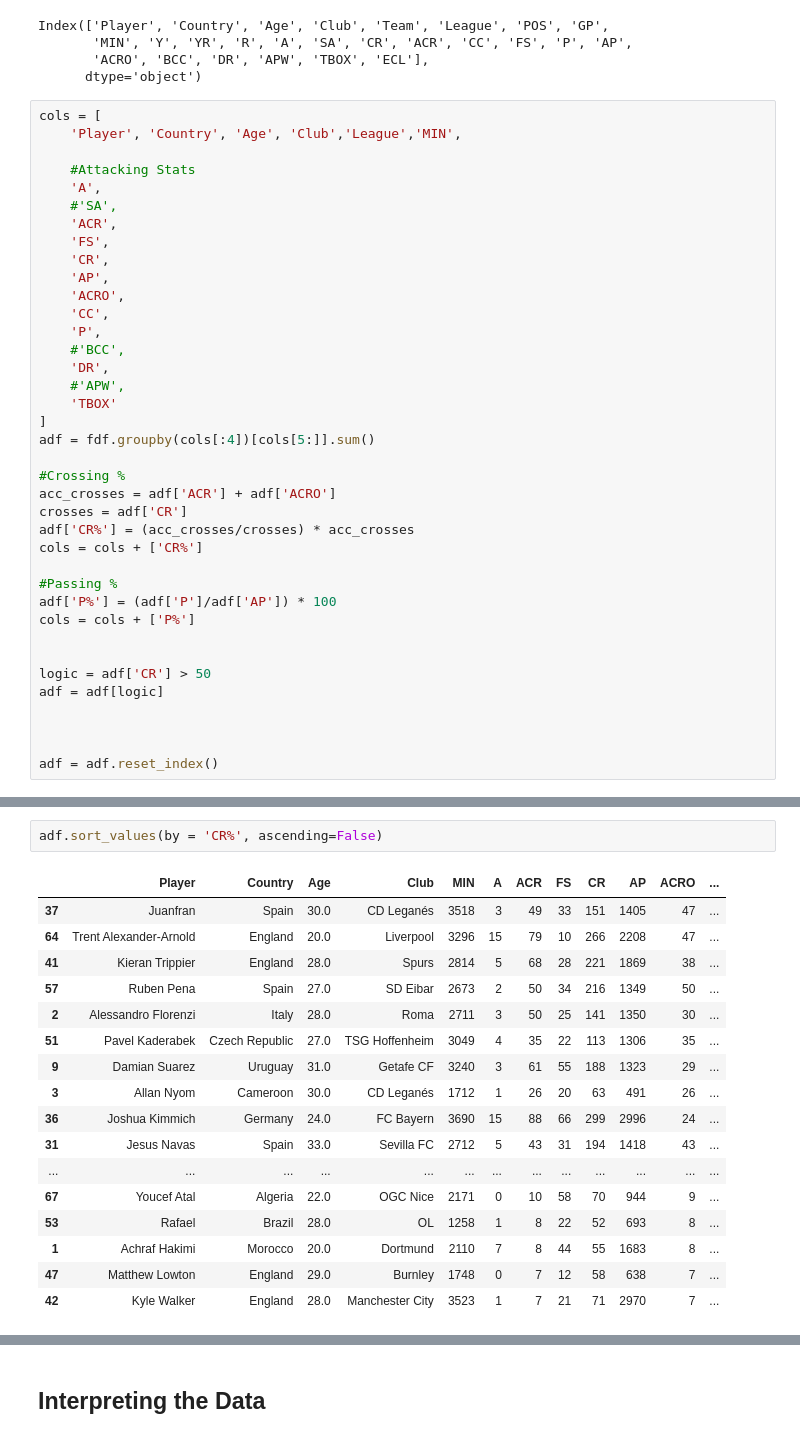
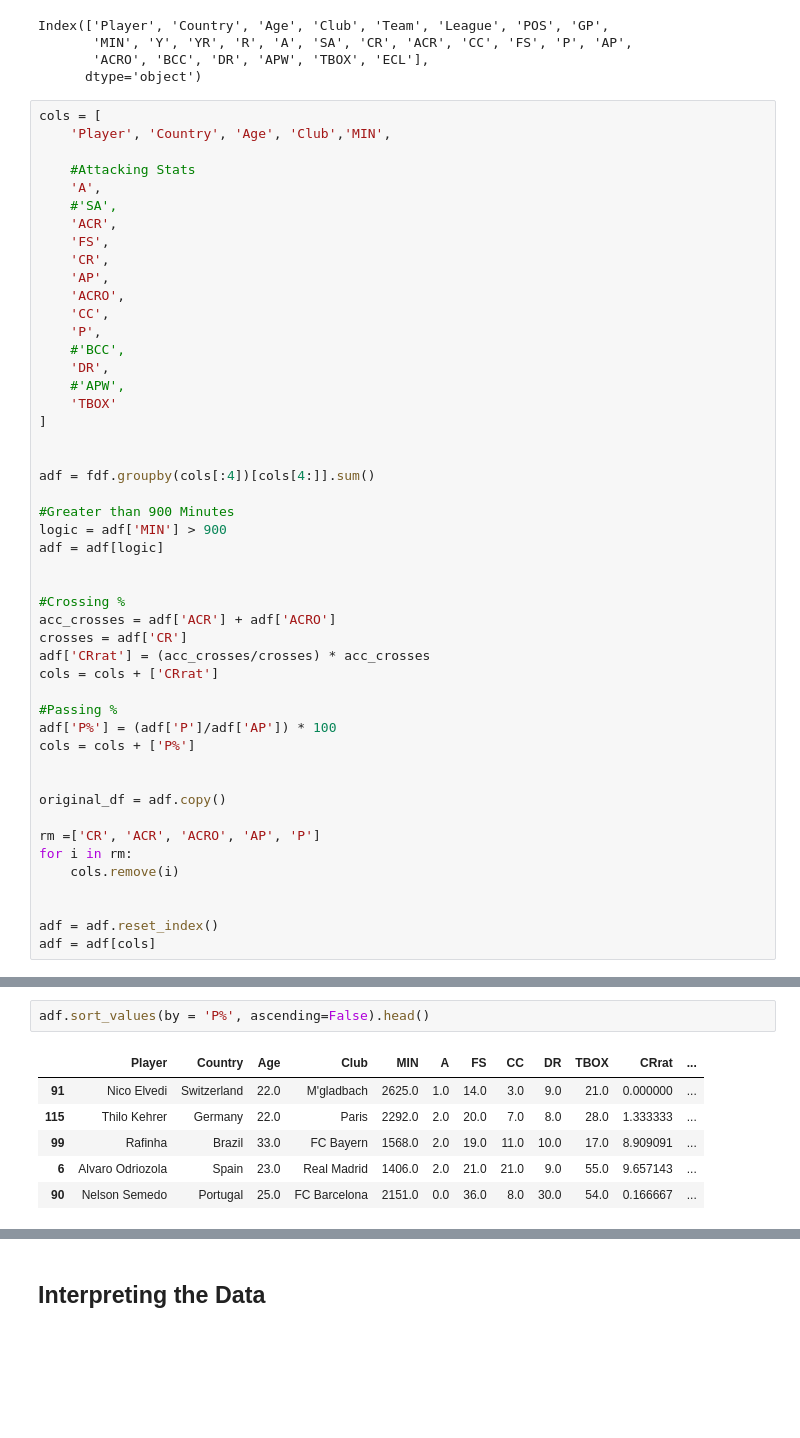
Before and after one commit to rkaahean/fbtyics, a Jupyter notebook: Right Backs/Offensive Right Backs/RB Analysis.ipynb, the cells around one changed output, grey strips where cells are left out. Saved outputs shown, nothing was run; the diff lists cells and outputs as text; blank space fills up the shorter version.

```diff
--- a/Right Backs/Offensive Right Backs/RB Analysis.ipynb
+++ b/Right Backs/Offensive Right Backs/RB Analysis.ipynb
@@ -92,7 +93,7 @@ Index(['Player', 'Country', 'Age', 'Club', 'Team', 'League', 'POS', 'GP',
       dtype='object')
 # %%
 cols = [
-    'Player', 'Country', 'Age', 'Club','League','MIN',
+    'Player', 'Country', 'Age', 'Club','MIN',
 
     #Attacking Stats
     'A',
@@ -109,22 +110,32 @@ cols = [
     #'APW',
     'TBOX'
 ]
-adf = fdf.groupby(cols[:4])[cols[5:]].sum()
+
+
+adf = fdf.groupby(cols[:4])[cols[4:]].sum()
+
+#Greater than 900 Minutes
+logic = adf['MIN'] > 900
+adf = adf[logic]
+
 
 #Crossing %
 acc_crosses = adf['ACR'] + adf['ACRO']
 crosses = adf['CR']
-adf['CR%'] = (acc_crosses/crosses) * acc_crosses
-cols = cols + ['CR%']
+adf['CRrat'] = (acc_crosses/crosses) * acc_crosses
+cols = cols + ['CRrat']
 
 #Passing %
 adf['P%'] = (adf['P']/adf['AP']) * 100
 cols = cols + ['P%']
 
 
-logic = adf['CR'] > 50
-adf = adf[logic]
+original_df = adf.copy()
 
+rm =['CR', 'ACR', 'ACRO', 'AP', 'P']
+for i in rm:
+    cols.remove(i)
 
 
 adf = adf.reset_index()
+adf = adf[cols]
@@ -131,20 +152,9 @@ adf = adf.reset_index()
 # %%
-adf.sort_values(by = 'CR%', ascending=False)
+adf.sort_values(by = 'P%', ascending=False).head()
 # %% [output]
-|  | Player | Country | Age | Club | MIN | A | ACR | FS | CR | AP | ACRO | ... |
-| 37 | Juanfran | Spain | 30.0 | CD Leganés | 3518 | 3 | 49 | 33 | 151 | 1405 | 47 | ... |
-| 64 | Trent Alexander-Arnold | England | 20.0 | Liverpool | 3296 | 15 | 79 | 10 | 266 | 2208 | 47 | ... |
-| 41 | Kieran Trippier | England | 28.0 | Spurs | 2814 | 5 | 68 | 28 | 221 | 1869 | 38 | ... |
-| 57 | Ruben Pena | Spain | 27.0 | SD Eibar | 2673 | 2 | 50 | 34 | 216 | 1349 | 50 | ... |
-| 2 | Alessandro Florenzi | Italy | 28.0 | Roma | 2711 | 3 | 50 | 25 | 141 | 1350 | 30 | ... |
-| 51 | Pavel Kaderabek | Czech Republic | 27.0 | TSG Hoffenheim | 3049 | 4 | 35 | 22 | 113 | 1306 | 35 | ... |
-| 9 | Damian Suarez | Uruguay | 31.0 | Getafe CF | 3240 | 3 | 61 | 55 | 188 | 1323 | 29 | ... |
-| 3 | Allan Nyom | Cameroon | 30.0 | CD Leganés | 1712 | 1 | 26 | 20 | 63 | 491 | 26 | ... |
-| 36 | Joshua Kimmich | Germany | 24.0 | FC Bayern | 3690 | 15 | 88 | 66 | 299 | 2996 | 24 | ... |
-| 31 | Jesus Navas | Spain | 33.0 | Sevilla FC | 2712 | 5 | 43 | 31 | 194 | 1418 | 43 | ... |
-| ... | ... | ... | ... | ... | ... | ... | ... | ... | ... | ... | ... | ... |
-| 67 | Youcef Atal | Algeria | 22.0 | OGC Nice | 2171 | 0 | 10 | 58 | 70 | 944 | 9 | ... |
-| 53 | Rafael | Brazil | 28.0 | OL | 1258 | 1 | 8 | 22 | 52 | 693 | 8 | ... |
-| 1 | Achraf Hakimi | Morocco | 20.0 | Dortmund | 2110 | 7 | 8 | 44 | 55 | 1683 | 8 | ... |
-| 47 | Matthew Lowton | England | 29.0 | Burnley | 1748 | 0 | 7 | 12 | 58 | 638 | 7 | ... |
-| 42 | Kyle Walker | England | 28.0 | Manchester City | 3523 | 1 | 7 | 21 | 71 | 2970 | 7 | ... |
+|  | Player | Country | Age | Club | MIN | A | FS | CC | DR | TBOX | CRrat | ... |
+| 91 | Nico Elvedi | Switzerland | 22.0 | M'gladbach | 2625.0 | 1.0 | 14.0 | 3.0 | 9.0 | 21.0 | 0.000000 | ... |
+| 115 | Thilo Kehrer | Germany | 22.0 | Paris | 2292.0 | 2.0 | 20.0 | 7.0 | 8.0 | 28.0 | 1.333333 | ... |
+| 99 | Rafinha | Brazil | 33.0 | FC Bayern | 1568.0 | 2.0 | 19.0 | 11.0 | 10.0 | 17.0 | 8.909091 | ... |
+| 6 | Alvaro Odriozola | Spain | 23.0 | Real Madrid | 1406.0 | 2.0 | 21.0 | 21.0 | 9.0 | 55.0 | 9.657143 | ... |
+| 90 | Nelson Semedo | Portugal | 25.0 | FC Barcelona | 2151.0 | 0.0 | 36.0 | 8.0 | 30.0 | 54.0 | 0.166667 | ... |
```
Also changed, not shown: parts of 23 cells of this notebook, 2 other files.
